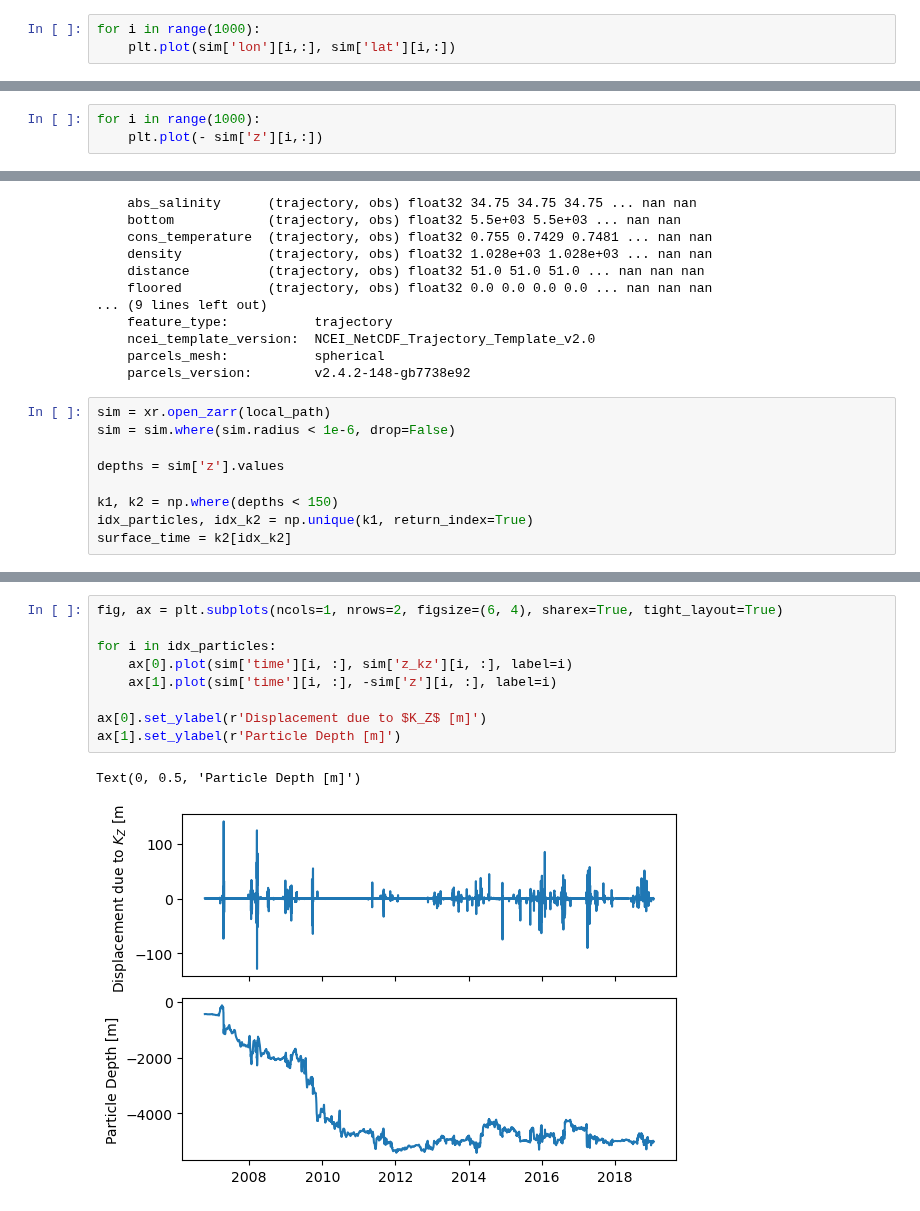
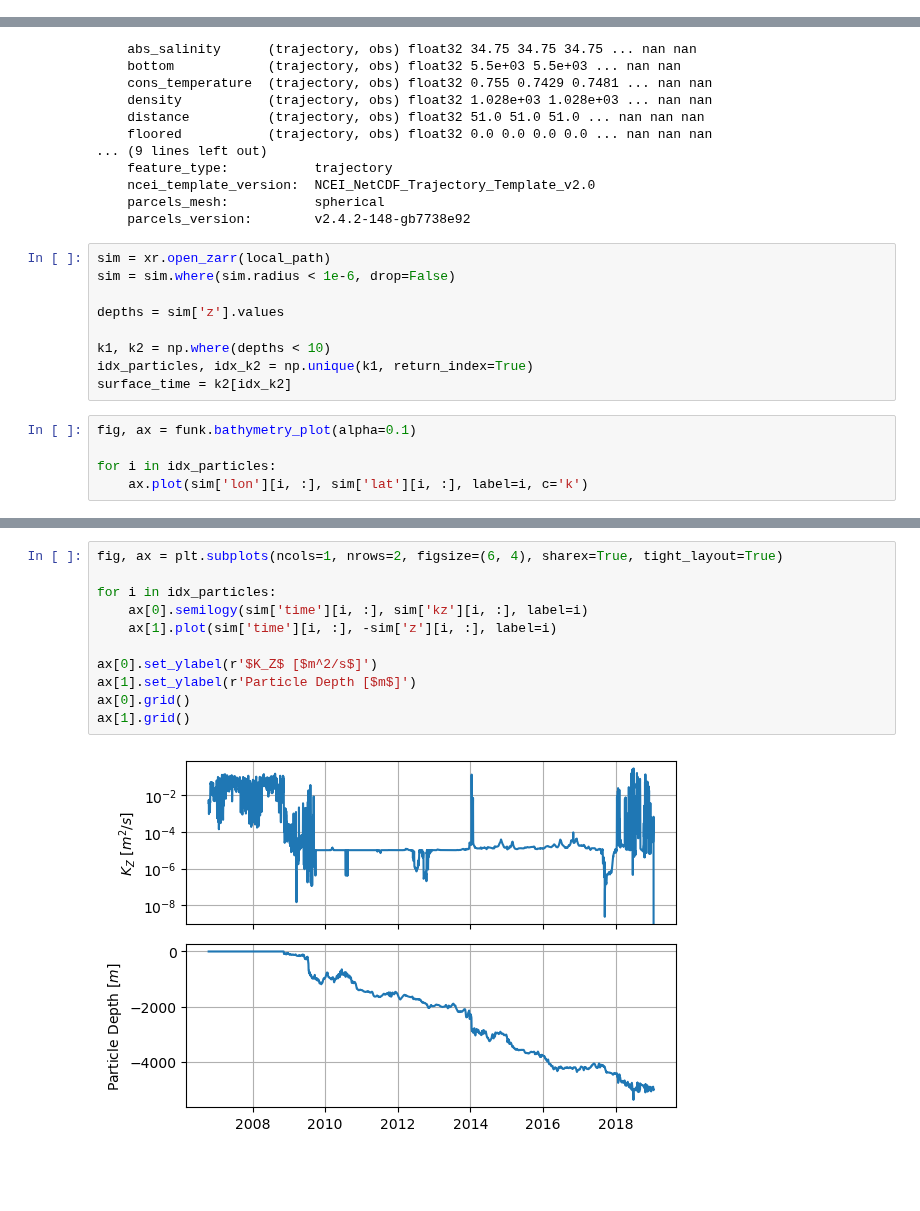
Before and after one commit to OceanParcels/Backtracking_Abyssal_Nanoplastics, a Jupyter notebook: python/analysis_freak_particles.ipynb, the cells around one changed output, grey strips where cells are left out. Cells and saved outputs as stored; diff of their text form; blank space fills up the shorter version.

```diff
--- a/python/analysis_freak_particles.ipynb
+++ b/python/analysis_freak_particles.ipynb
@@ -12,3 +10,0 @@ sim = sim.compute()
-# %%
-for i in range(1000):
-    plt.plot(sim['lon'][i,:], sim['lat'][i,:])
@@ -17,3 +10,0 @@ for i in range(1000):
-# %%
-for i in range(1000):
-    plt.plot(- sim['z'][i,:])
@@ -45,6 +34,11 @@ sim = sim.where(sim.radius < 1e-6, drop=False)
 
 depths = sim['z'].values
 
-k1, k2 = np.where(depths < 150)
+k1, k2 = np.where(depths < 10)
 idx_particles, idx_k2 = np.unique(k1, return_index=True)
 surface_time = k2[idx_k2]
+# %%
+fig, ax = funk.bathymetry_plot(alpha=0.1)
+
+for i in idx_particles:
+    ax.plot(sim['lon'][i, :], sim['lat'][i, :], label=i, c='k')
@@ -51,12 +47,13 @@ surface_time = k2[idx_k2]
 # %%
 fig, ax = plt.subplots(ncols=1, nrows=2, figsize=(6, 4), sharex=True, tight_layout=True)
 
 for i in idx_particles:
-    ax[0].plot(sim['time'][i, :], sim['z_kz'][i, :], label=i)
+    ax[0].semilogy(sim['time'][i, :], sim['kz'][i, :], label=i)
     ax[1].plot(sim['time'][i, :], -sim['z'][i, :], label=i)
 
-ax[0].set_ylabel(r'Displacement due to $K_Z$ [m]')
-ax[1].set_ylabel(r'Particle Depth [m]')
+ax[0].set_ylabel(r'$K_Z$ [$m^2/s$]')
+ax[1].set_ylabel(r'Particle Depth [$m$]')
+ax[0].grid()
+ax[1].grid()
 # %% [output]
-Text(0, 0.5, 'Particle Depth [m]')
-[figure, old version]
+[figure, new version]
```
Also changed, not shown: parts of 9 cells of this notebook, 6 other files.
